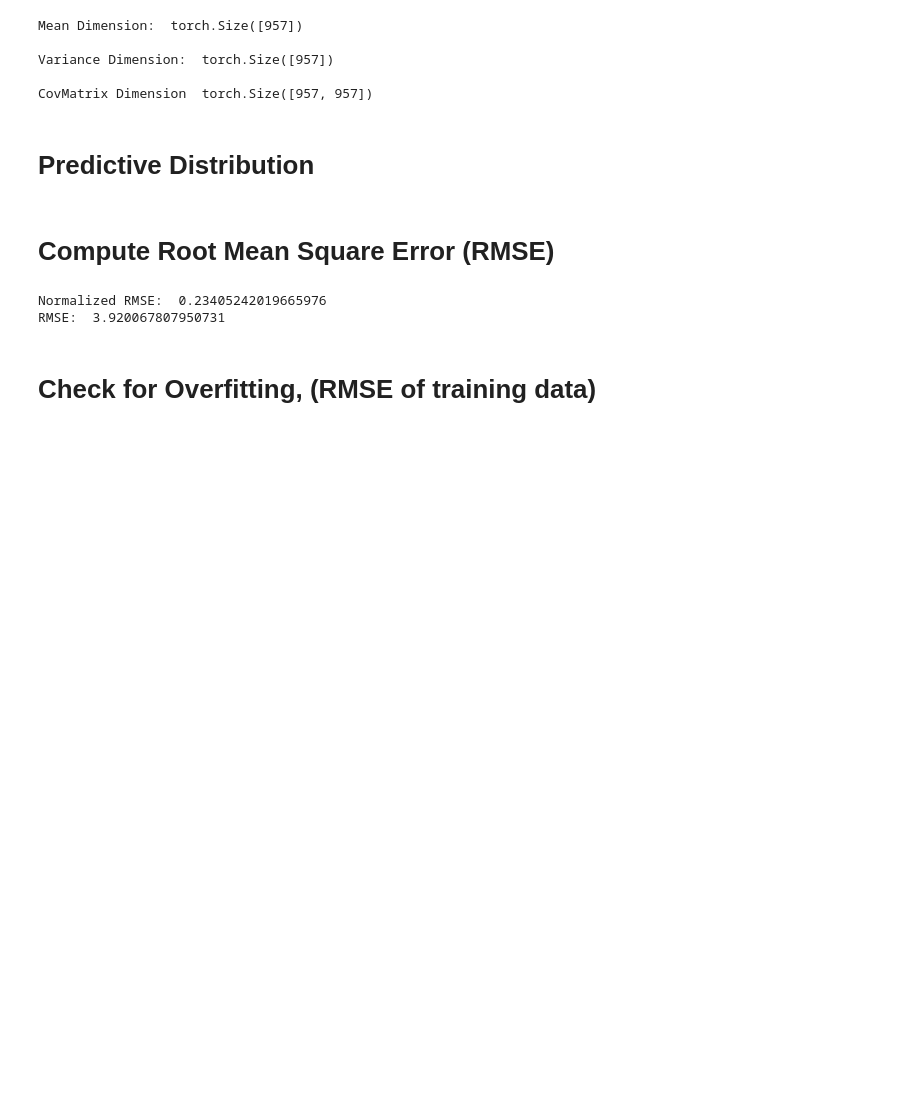
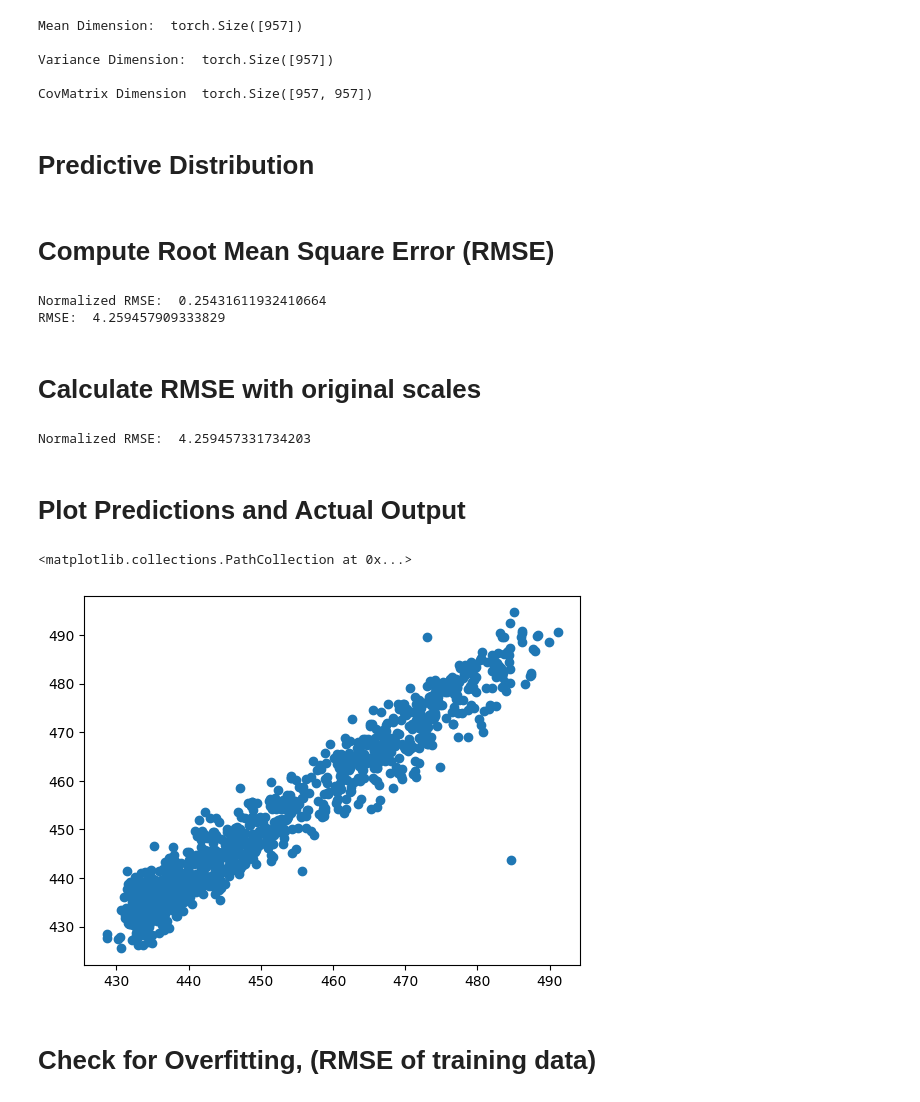
Before and after one commit to Sabelz/Gaussian_Processes_Inducing_Points, a Jupyter notebook: GPs/GPPowerPlant.ipynb, the cells around one changed output. Saved outputs shown, nothing was run; the diff lists cells and outputs as text; code cells hidden in the pictures; blank space fills up the shorter version.

Commit message:
Correct scale on RMSE

```diff
--- a/GPs/GPPowerPlant.ipynb
+++ b/GPs/GPPowerPlant.ipynb
@@ -57,23 +57,24 @@ x, y = powerPlant_data.iloc[:, :-1].to_numpy() , powerPlant_data.iloc[:, -1].to_
 # Split into training and validation datasets
 xTrain, xTest, yTrain, yTest = train_test_split(x, y, test_size=0.1)
 
-# Normalize training input points
+# Standardize training input points
 x_mean = xTrain.mean(axis = 0) # mean for each feature
 x_std = xTrain.std(axis = 0) # std for each feature
-xTrain = (xTrain-x_mean) / x_std # Normalize
-# Normalize training output points
+xTrain = (xTrain-x_mean) / x_std # Standardize
+# Standardize training output points
 y_mean = yTrain.mean(axis = 0) # mean
 y_std = yTrain.std(axis = 0) # std
-yTrain = (yTrain-y_mean) / y_std # Normalize
+yTrain = (yTrain-y_mean) / y_std # Standardize
 
-# Normalize test input points
+# Standardize test input points
 x_mean2 = xTest.mean(axis = 0) # mean for each feature
 x_std2 = xTest.std(axis = 0) # std for each feature
-xTest = (xTest-x_mean2) / x_std2 # Normalize
-# Normalize test output points
+xTest = (xTest-x_mean2) / x_std2 # Standardize
+# Standardize test output points
 y_mean2 = yTest.mean(axis = 0) # mean
 y_std2 = yTest.std(axis = 0) # std
-yTest = (yTest-y_mean2) / y_std2 # Normalize
+yTest_standardized = (yTest-y_mean2) / y_std2 # Standardize
+yTestStandardizedMean = yTest_standardized.mean(axis = 0)
 
 # Convert them to tensors
 xTrain = torch.from_numpy(xTrain).float()
@@ -172,21 +172,45 @@ likelihood.eval()
 # Make predictions by feeding model through likelihood
 with torch.no_grad(), gpytorch.settings.fast_pred_var(): # https://arxiv.org/abs/1803.06058
     observed_pred = likelihood(f_preds)# gives us the posterior predictive distribution p(y* | x*, X, y) which is the probability distribution over the predicted output value
-    mean = observed_pred.mean.numpy()
+    prediction_means = observed_pred.mean.numpy()
 # %% [markdown]
 # Compute Root Mean Square Error (RMSE)
 # %%
-squared_error = (mean -  yTest.numpy())**2 # Compute the squared error
+squared_error = (prediction_means -  yTest_standardized)**2 # Compute the squared error
 
 mean_SE = squared_error.mean() # Compute the mean squared error
 
 root_MSE = math.sqrt(mean_SE) # Compute the square root of the mean squared error
 
 print("Normalized RMSE: ", root_MSE)
-print("RMSE: ", root_MSE * y_std2) # To transform the RMSE back to the original scale after normalization, you can simply multiply the RMSE by the standard deviation of the original output data
+# To transform the RMSE back to the original scale after normalization,
+# you can simply multiply the RMSE by the standard deviation of the original output data and add the mean
+print("RMSE: ", (root_MSE * y_std2) + yTestStandardizedMean)
 # %% [output]
-Normalized RMSE:  0.23405242019665976
-RMSE:  3.920067807950731
+Normalized RMSE:  0.25431611932410664
+RMSE:  4.259457909333829
+# %% [markdown]
+# Calculate RMSE with original scales
+# %%
+meanTensor = torch.tensor(prediction_means) # Convert to tensor
+predictions_original = ((meanTensor*y_std2)+y_mean2) # Transform to original scale
+
+squared_error = (predictions_original -  yTest)**2 # Compute the squared error
+
+mean_SE = squared_error.mean() # Compute the mean squared error
+
+root_MSE = math.sqrt(mean_SE) # Compute the square root of the mean squared error
+
+print("Normalized RMSE: ", root_MSE)
+# %% [output]
+Normalized RMSE:  4.259457331734203
+# %% [markdown]
+# Plot Predictions and Actual Output
+# %%
+plt.scatter(predictions_original, yTest) # Transform predictions back to original scale
+# %% [output]
+<matplotlib.collections.PathCollection at 0x...>
+[figure, added]
 # %% [markdown]
 # Check for Overfitting, (RMSE of training data)
 # %%
```
Also changed, not shown: parts of 8 cells of this notebook.
